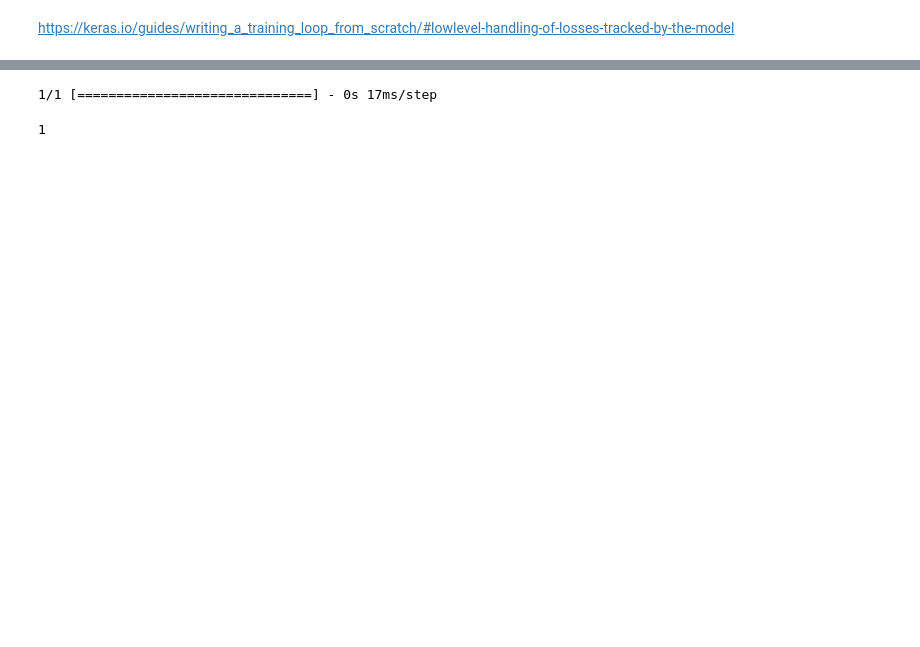
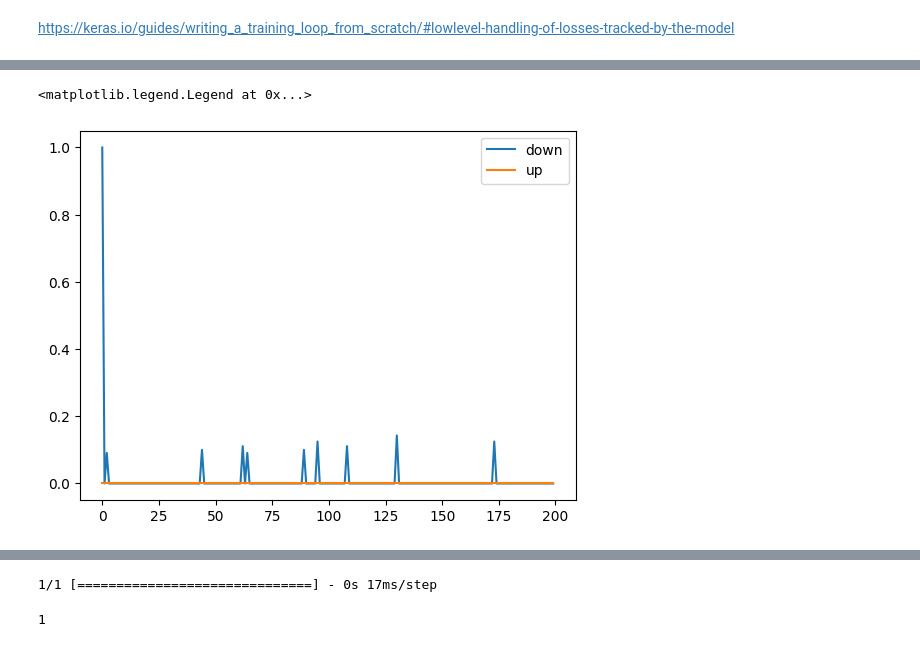
Before and after one commit to ch1cly/PythonScripts, a Jupyter notebook: GameBot/games/SnakeGame.ipynb, the cells around one changed output, grey strips where cells are left out. Drawn from its saved outputs; the diff is of its cells as text; code cells hidden in the pictures; blank space fills up the shorter version.

```diff
--- a/GameBot/games/SnakeGame.ipynb
+++ b/GameBot/games/SnakeGame.ipynb
@@ -293,0 +304,7 @@ plt.plot(reward,color='blue')
+# %%
+downl, = plt.plot(down,label = 'down')
+upl, = plt.plot(up, label = 'up')
+plt.legend(handles=[downl,upl])
+# %% [output]
+<matplotlib.legend.Legend at 0x...>
+[figure, added]
```
Also changed, not shown: parts of 9 cells of this notebook.
